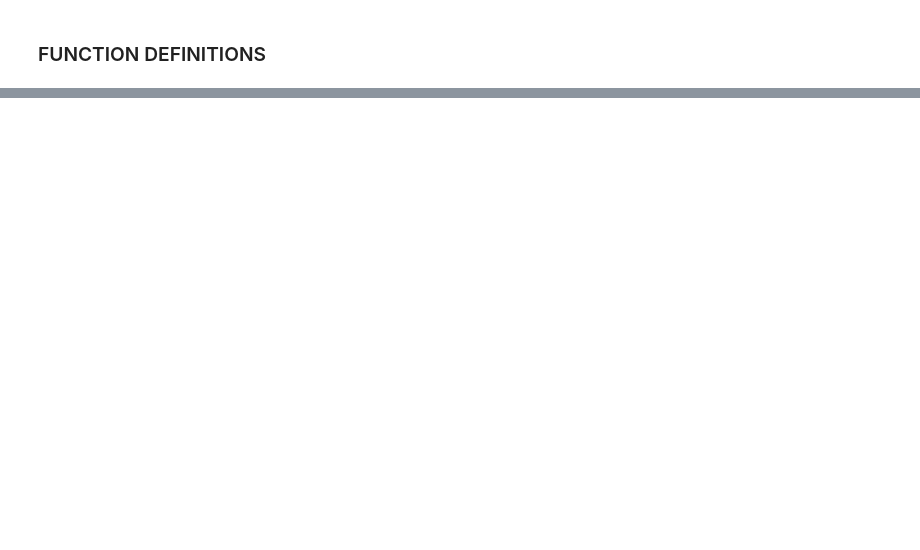
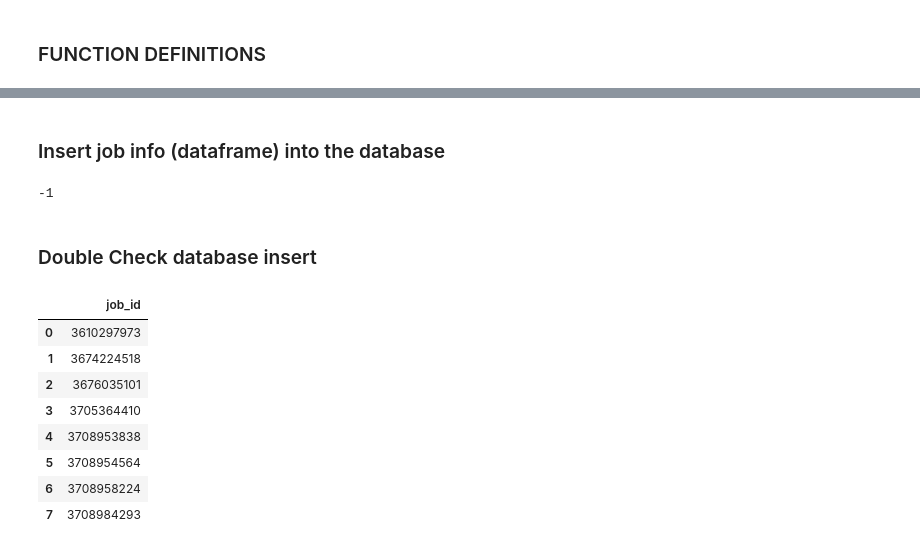
Before and after one commit to mikewschmidt/fine-tuned-job-search, a Jupyter notebook: developer.ipynb, the cells around one changed output, grey strips where cells are left out. Saved outputs shown, nothing was run; the diff lists cells and outputs as text; code cells hidden in the pictures; blank space fills up the shorter version.

```diff
--- a/developer.ipynb
+++ b/developer.ipynb
@@ -209,0 +216,23 @@ df_jobs_from_db
+# %% [markdown]
+### Insert job info (dataframe) into the database
+# %%
+df_all_job_info.to_sql('tbl_jobs', engine, 'appuser', if_exists='append', index=False, method=None)
+# %% [output]
+-1
+# %% [markdown]
+### Double Check database insert
+# %%
+with engine.connect() as conn:
+    df_check_database = pd.read_sql_query(f'SELECT job_id FROM tbl_jobs WHERE job_id IN ({",".join(job_ids)})', conn)
+
+df_check_database
+# %% [output]
+|  | job_id |
+| 0 | 3610297973 |
+| 1 | 3674224518 |
+| 2 | 3676035101 |
+| 3 | 3705364410 |
+| 4 | 3708953838 |
+| 5 | 3708954564 |
+| 6 | 3708958224 |
+| 7 | 3708984293 |
```
Also changed, not shown: parts of 10 cells of this notebook.
